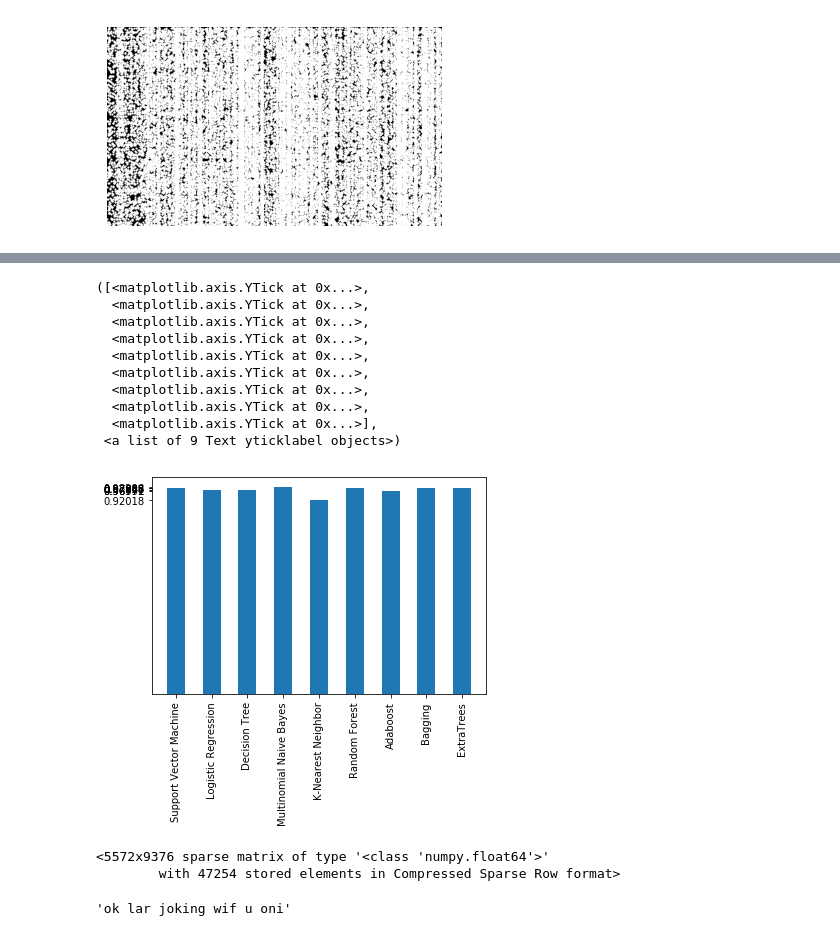
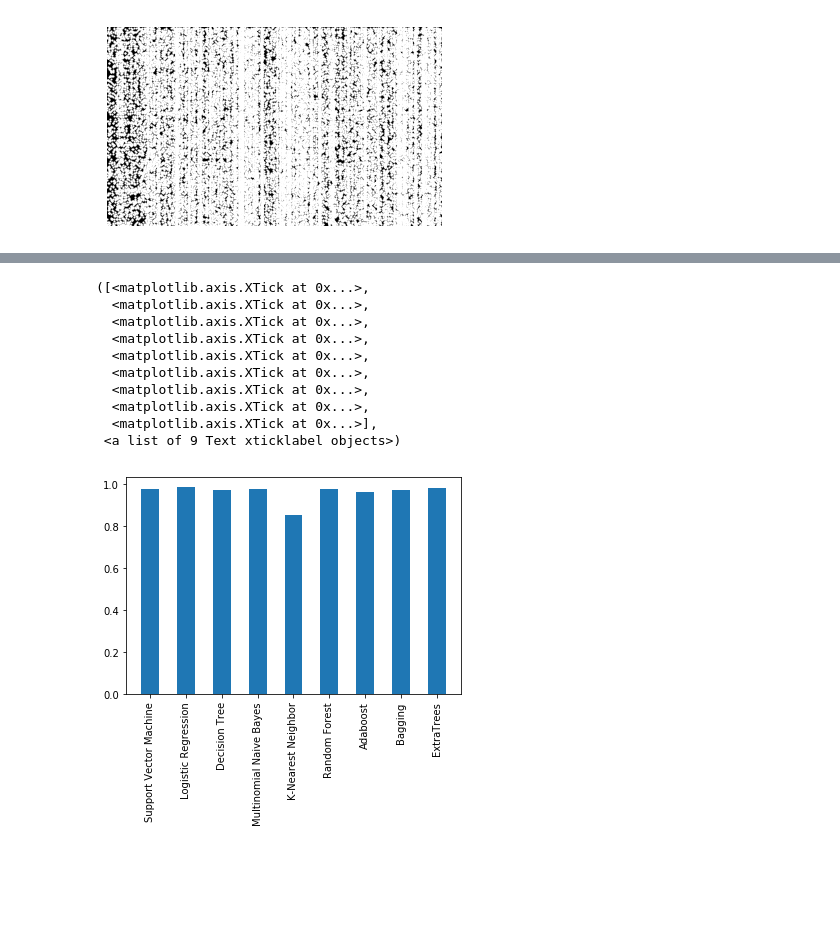
Before and after one commit to statds/final-project-ys-xue, a Jupyter notebook: code/Final.ipynb, the cells around one changed output, grey strips where cells are left out. Cells and saved outputs as stored; diff of their text form; code cells hidden in the pictures; blank space fills up the shorter version.

```diff
--- a/code/Final.ipynb
+++ b/code/Final.ipynb
@@ -238,5 +237,0 @@ accuracy_score(labelTest, pred)
-# %%
-bgc = BaggingClassifier(n_estimators = 31, random_state = 2345)
-bgc.fit(featureTrain, labelTrain)
-pred = bgc.predict(featureTest)
-accuracy_score(labelTest, pred)
@@ -247,5 +237,0 @@ accuracy_score(labelTest, pred)
-# %%
-etc = ExtraTreesClassifier(n_estimators = 33, random_state = 2345)
-etc.fit(featureTrain, labelTrain)
-pred = etc.predict(featureTest)
-accuracy_score(labelTest, pred)
@@ -254,3 +238,19 @@ accuracy_score(labelTest, pred)
+# %%
+vectorizer = CountVectorizer("english")
+features = vectorizer.fit_transform(text_cleaned)
+featureTrain, featureTest, labelTrain, labelTest = train_test_split(features, sms["Label"],
+                                                      test_size = 0.2, random_state = 1234)
+# %%
+svc = SVC(kernel = "sigmoid", gamma = 0.15)
+eln = SGDClassifier(loss = "log", penalty = "elasticnet", l1_ratio = 0.45, alpha = 0.0001,
+                   tol= None, max_iter = 100)
+dtc = DecisionTreeClassifier(min_samples_split = 9, random_state = 2345)
+mnb = MultinomialNB(alpha = 0.6)
+knc = KNeighborsClassifier(n_neighbors = 20)
+rfc = RandomForestClassifier(n_estimators = 53, random_state = 2345)
+abc = AdaBoostClassifier(n_estimators = 37, random_state = 2345)
+bgc = BaggingClassifier(n_estimators = 43, random_state = 2345)
+etc = ExtraTreesClassifier(n_estimators = 23, random_state = 2345)
 # %%
 classifier = {"Support Vector Machine": svc, "Logistic Regression": eln,
              "Decision Tree": dtc, "Multinomial Naive Bayes": mnb,
@@ -271,28 +285,22 @@ for k,v in classifier.items():
 # %%
 import matplotlib.pyplot as plt
 labels, ys = zip(*predScore)
 yss = []
 for item in ys:
     yss.extend(item)
 xs = np.arange(len(labels))
 width = 0.5
 plt.bar(xs, yss, width, align = "center")
 plt.xticks(xs, labels, rotation = "vertical")
-plt.yticks(yss)
 # %% [output]
-([<matplotlib.axis.YTick at 0x...>,
-  <matplotlib.axis.YTick at 0x...>,
-  <matplotlib.axis.YTick at 0x...>,
-  <matplotlib.axis.YTick at 0x...>,
-  <matplotlib.axis.YTick at 0x...>,
-  <matplotlib.axis.YTick at 0x...>,
-  <matplotlib.axis.YTick at 0x...>,
-  <matplotlib.axis.YTick at 0x...>,
-  <matplotlib.axis.YTick at 0x...>],
- <a list of 9 Text yticklabel objects>)
+([<matplotlib.axis.XTick at 0x...>,
+  <matplotlib.axis.XTick at 0x...>,
+  <matplotlib.axis.XTick at 0x...>,
+  <matplotlib.axis.XTick at 0x...>,
+  <matplotlib.axis.XTick at 0x...>,
+  <matplotlib.axis.XTick at 0x...>,
+  <matplotlib.axis.XTick at 0x...>,
+  <matplotlib.axis.XTick at 0x...>,
+  <matplotlib.axis.XTick at 0x...>],
+ <a list of 9 Text xticklabel objects>)
-[figure, old version]
+[figure, new version]
-# %%
-features
-# %% [output]
-<5572x9376 sparse matrix of type '<class 'numpy.float64'>'
-        with 47254 stored elements in Compressed Sparse Row format>
@@ -303,4 +306,0 @@ dff.to_csv("./features.csv")
-# %%
-text_cleaned[1]
-# %% [output]
-'ok lar joking wif u oni'
```
Also changed, not shown: parts of 59 cells of this notebook.
